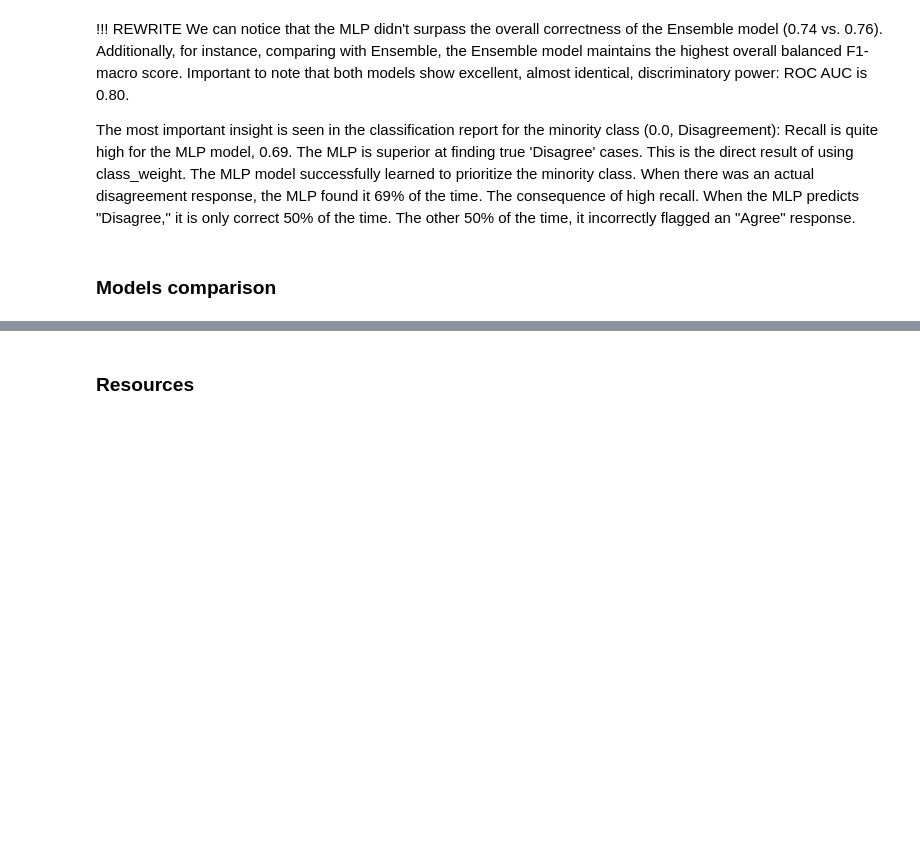
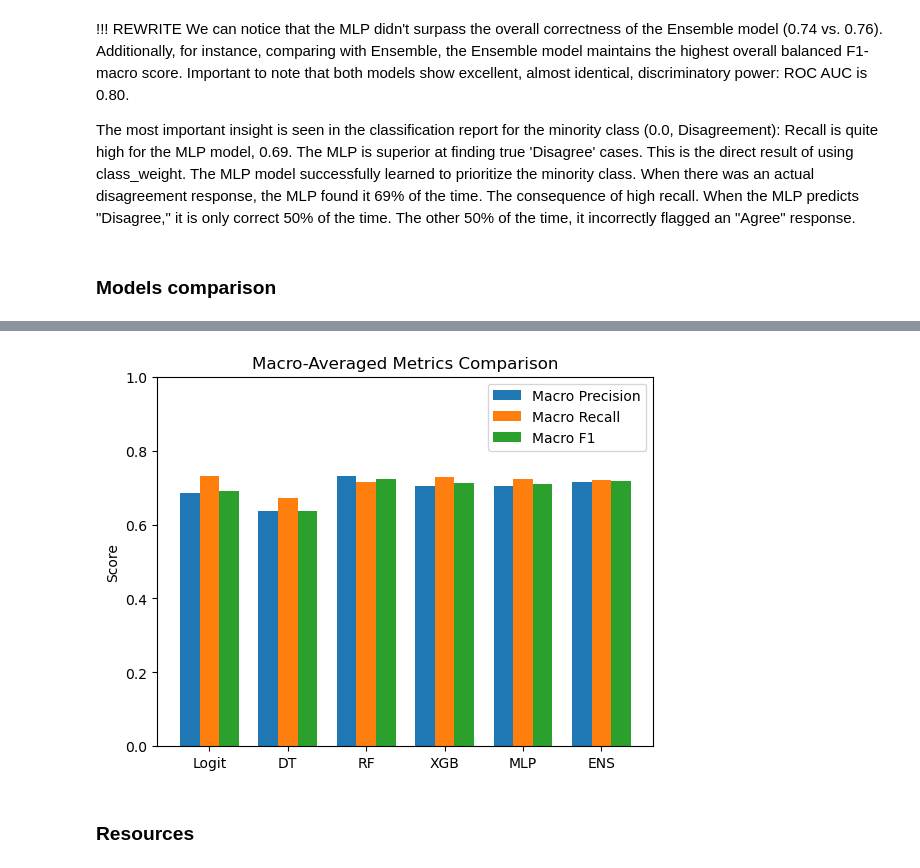
Before and after one commit to julia-martyniuk/ML_2_Classification, a Jupyter notebook: Classification.ipynb, the cells around one changed output, grey strips where cells are left out. Cells and saved outputs as stored; diff of their text form; code cells hidden in the pictures; blank space fills up the shorter version.

```diff
--- a/Classification.ipynb
+++ b/Classification.ipynb
@@ -1386,13 +1387,14 @@ OOB Error Rate: 0.2074
 # Evaluate the Best Model on the Test Set
 y_pred_test = best_rndf.predict(X_test)
 y_proba_test = best_rndf.predict_proba(X_test)[:, 1]
+fr_clsf_rep = classification_report(y_test, y_pred_test, output_dict=True)
 
 print('Test Set Metrics')
 print(classification_report(y_test, y_pred_test))
 
 # AUC-ROC Score
-auc_roc = roc_auc_score(y_test, y_proba_test)
-print(f'ROC AUC Score: {auc_roc:.4f}')
+rf_auc_roc = roc_auc_score(y_test, y_proba_test)
+print(f'ROC AUC Score: {rf_auc_roc:.4f}')
 # %% [output]
 Test Set Metrics
               precision    recall  f1-score   support
@@ -1934,3 +2055,26 @@ mlp_metrics = extract_metrics('mlp', mlp_clsf_report)
+# %%
+import numpy as np
+
+macro_prec = get_metric(metrics_all, "macro_prec")
+macro_rec  = get_metric(metrics_all, "macro_rec")
+macro_f1   = get_metric(metrics_all, "macro_f1")
+
+x = np.arange(len(models))
+width = 0.25
+
+plt.figure()
+plt.bar(x - width, macro_prec, width, label="Macro Precision")
+plt.bar(x, macro_rec, width, label="Macro Recall")
+plt.bar(x + width, macro_f1, width, label="Macro F1")
+
+plt.xticks(x, models)
+plt.ylabel("Score")
+plt.title("Macro-Averaged Metrics Comparison")
+plt.ylim(0, 1)
+plt.legend()
+plt.show()
+# %% [output]
+[figure, added]
 # %% [markdown]
 ### Resources
 # %% [markdown]
```
Also changed, not shown: parts of 11 cells of this notebook.
